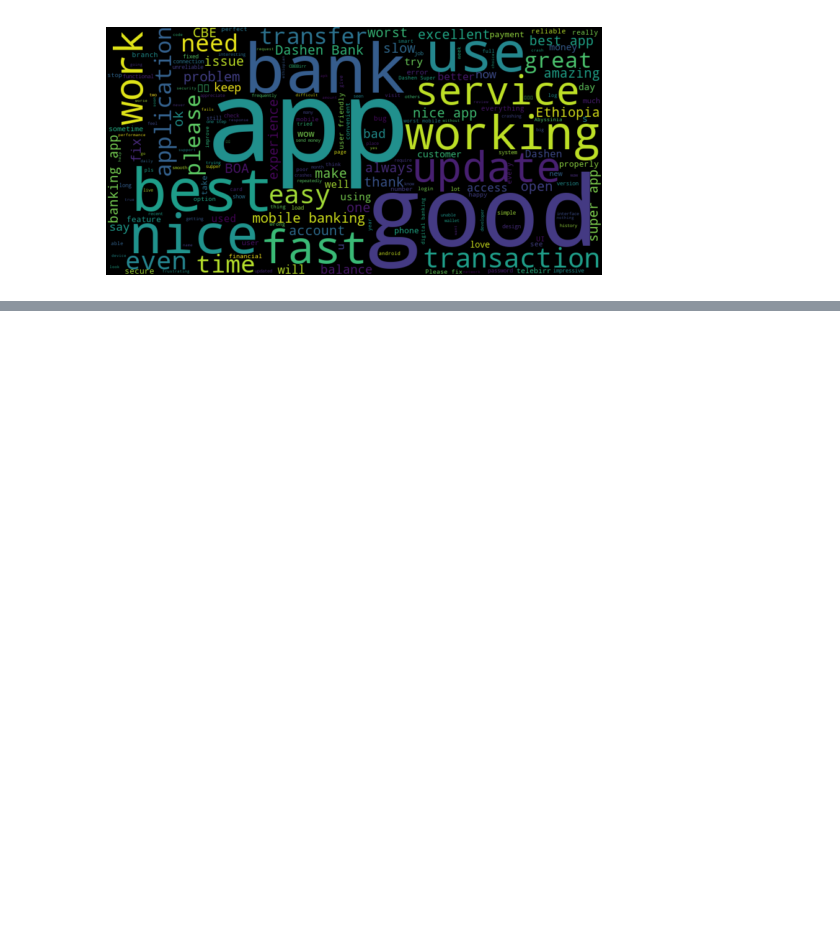
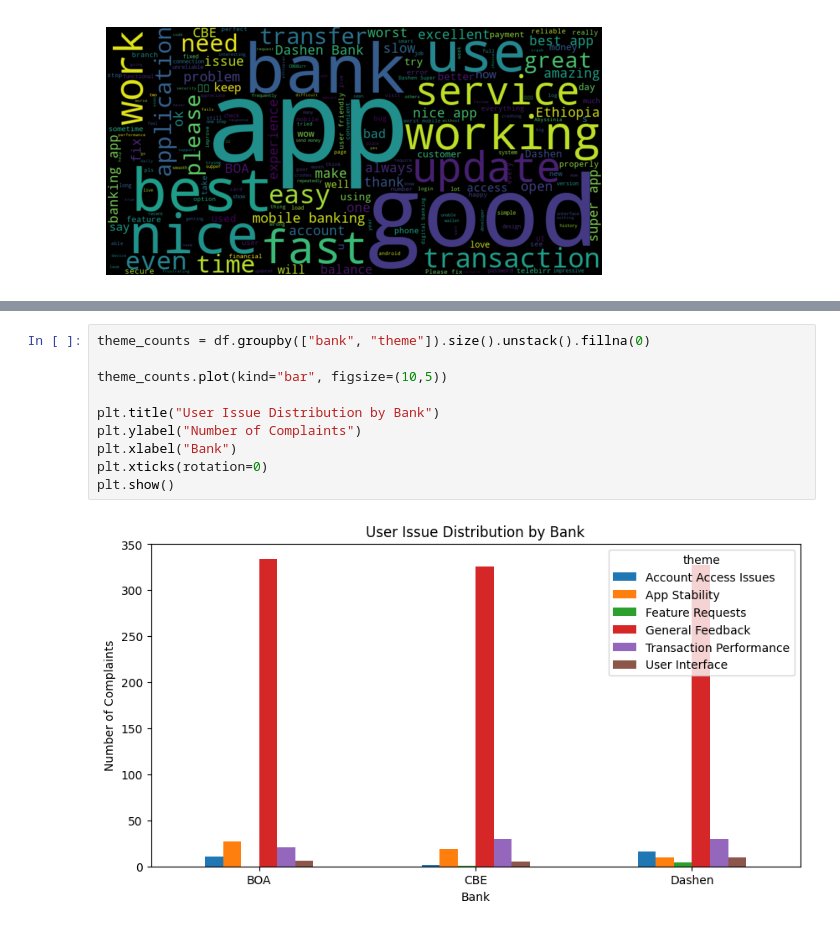
Before and after one commit to Bethabrh/fintech-review-analytics, a Jupyter notebook: notebooks/task4_insights.ipynb, the cells around one changed output, grey strips where cells are left out. Drawn from its saved outputs; the diff is of its cells as text; blank space fills up the shorter version.

```diff
--- a/notebooks/task4_insights.ipynb
+++ b/notebooks/task4_insights.ipynb
@@ -152,0 +169,12 @@ plt.show()
+# %%
+theme_counts = df.groupby(["bank", "theme"]).size().unstack().fillna(0)
+
+theme_counts.plot(kind="bar", figsize=(10,5))
+
+plt.title("User Issue Distribution by Bank")
+plt.ylabel("Number of Complaints")
+plt.xlabel("Bank")
+plt.xticks(rotation=0)
+plt.show()
+# %% [output]
+[figure, added]
```
Also changed, not shown: parts of 4 cells of this notebook, 1 other file.
